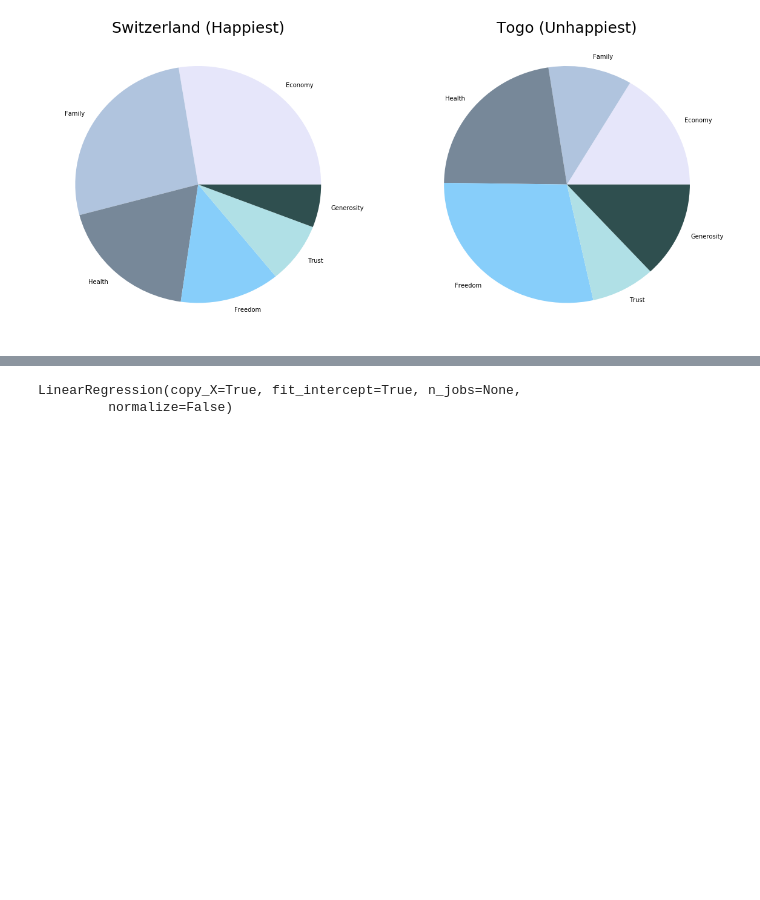
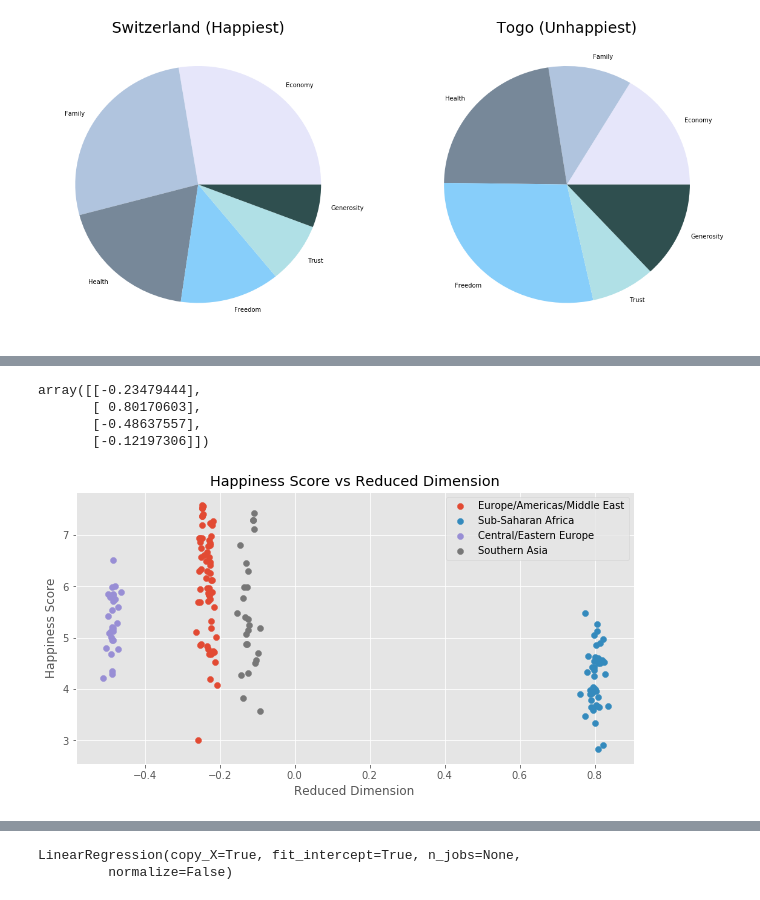
Before and after one commit to neil-ash/Kaggle, a Jupyter notebook: World_Happiness/World_Happiness_Exploration.ipynb, the cells around one changed output, grey strips where cells are left out. Drawn from its saved outputs; the diff is of its cells as text; code cells hidden in the pictures; blank space fills up the shorter version.

```diff
--- a/World_Happiness/World_Happiness_Exploration.ipynb
+++ b/World_Happiness/World_Happiness_Exploration.ipynb
@@ -262,0 +284,4 @@ y = df['Happiness Score'].values
+# %%
+from sklearn.cluster import KMeans
+kmeans = KMeans(n_clusters=4, random_state=0)
+kmeans.fit(X_red)
@@ -262,0 +292,5 @@ y = df['Happiness Score'].values
+# %%
+clusters = kmeans.labels_
+
+for i in range(4):
+    print(df[clusters == i].Region.values)
@@ -262,0 +315,23 @@ y = df['Happiness Score'].values
+# %%
+kmeans.cluster_centers_
+# %% [output]
+array([[-0.23479444],
+       [ 0.80170603],
+       [-0.48637557],
+       [-0.12197306]])
+# %%
+plt.title('Happiness Score vs Reduced Dimension')
+plt.xlabel('Reduced Dimension')
+plt.ylabel('Happiness Score')
+
+labels = ['Europe/Americas/Middle East',
+          'Sub-Saharan Africa',
+          'Central/Eastern Europe',
+          'Southern Asia']
+
+for i in range(4):
+    plt.scatter(X_red[clusters==i], y[clusters==i], label=labels[i])
+
+plt.legend();
+# %% [output]
+[figure, added]
```
Also changed, not shown: parts of 16 cells of this notebook.
